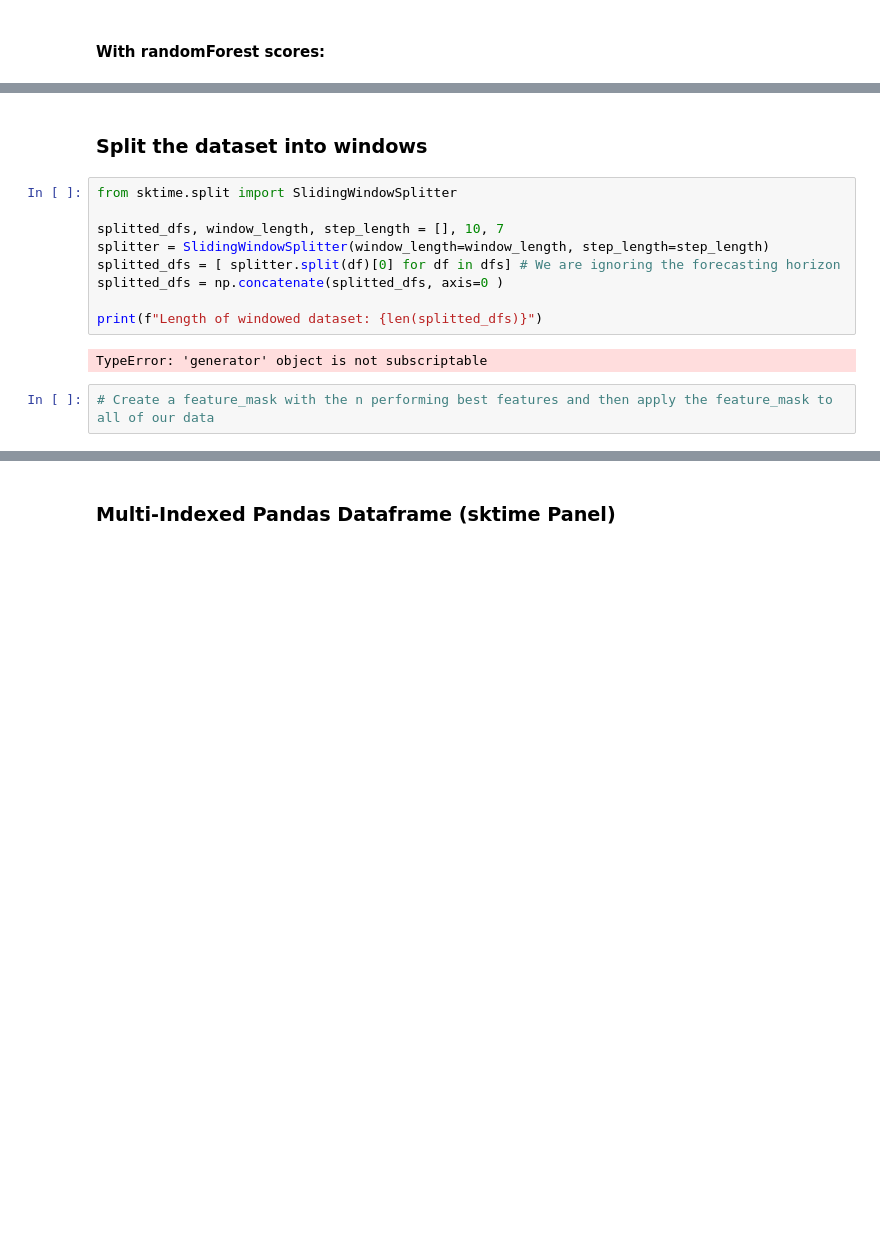
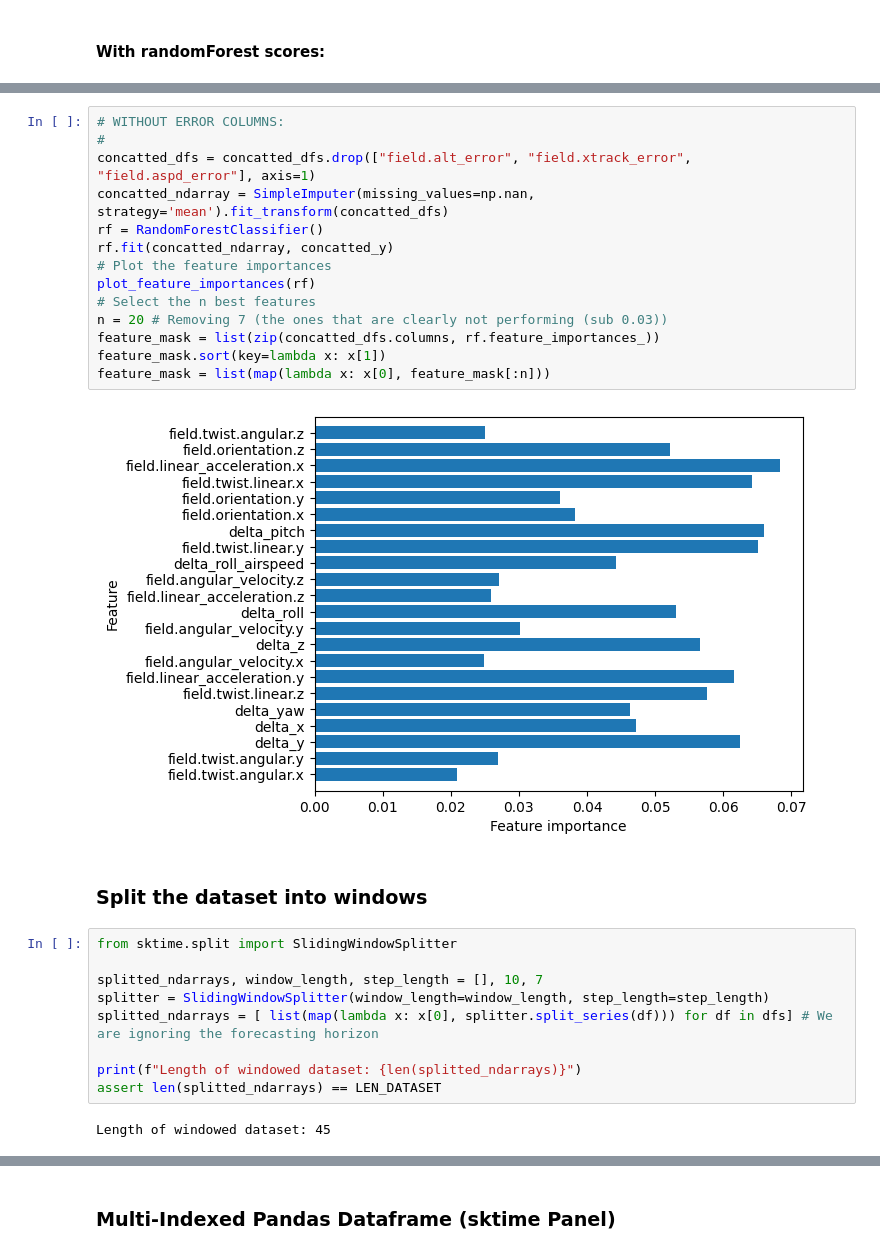
Before and after one commit to CristianMorasso/statistical_project, a Jupyter notebook: Copia_di_statiscal_learning.ipynb, the cells around one changed output, grey strips where cells are left out. Drawn from its saved outputs; the diff is of its cells as text; blank space fills up the shorter version.

```diff
--- a/Copia_di_statiscal_learning.ipynb
+++ b/Copia_di_statiscal_learning.ipynb
@@ -252,15 +221,29 @@ def plot_feature_importances(model):
+# %%
+# WITHOUT ERROR COLUMNS:
+#
+concatted_dfs = concatted_dfs.drop(["field.alt_error", "field.xtrack_error", "field.aspd_error"], axis=1)
+concatted_ndarray = SimpleImputer(missing_values=np.nan, strategy='mean').fit_transform(concatted_dfs)
+rf = RandomForestClassifier()
+rf.fit(concatted_ndarray, concatted_y)
+# Plot the feature importances
+plot_feature_importances(rf)
+# Select the n best features
+n = 20 # Removing 7 (the ones that are clearly not performing (sub 0.03))
+feature_mask = list(zip(concatted_dfs.columns, rf.feature_importances_))
+feature_mask.sort(key=lambda x: x[1])
+feature_mask = list(map(lambda x: x[0], feature_mask[:n]))
+# %% [output]
+[figure, added]
 # %% [markdown]
 ### Split the dataset into windows
 # %%
 from sktime.split import SlidingWindowSplitter
 
-splitted_dfs, window_length, step_length = [], 10, 7
+splitted_ndarrays, window_length, step_length = [], 10, 7
 splitter = SlidingWindowSplitter(window_length=window_length, step_length=step_length)
-splitted_dfs = [ splitter.split(df)[0] for df in dfs] # We are ignoring the forecasting horizon
-splitted_dfs = np.concatenate(splitted_dfs, axis=0 )
+splitted_ndarrays = [ list(map(lambda x: x[0], splitter.split_series(df))) for df in dfs] # We are ignoring the forecasting horizon
 
-print(f"Length of windowed dataset: {len(splitted_dfs)}")
+print(f"Length of windowed dataset: {len(splitted_ndarrays)}")
+assert len(splitted_ndarrays) == LEN_DATASET
 # %% [output]
-TypeError: 'generator' object is not subscriptable
+Length of windowed dataset: 45
-# %%
-# Create a feature_mask with the n performing best features and then apply the feature_mask to all of our data
```
Also changed, not shown: parts of 21 cells of this notebook.
